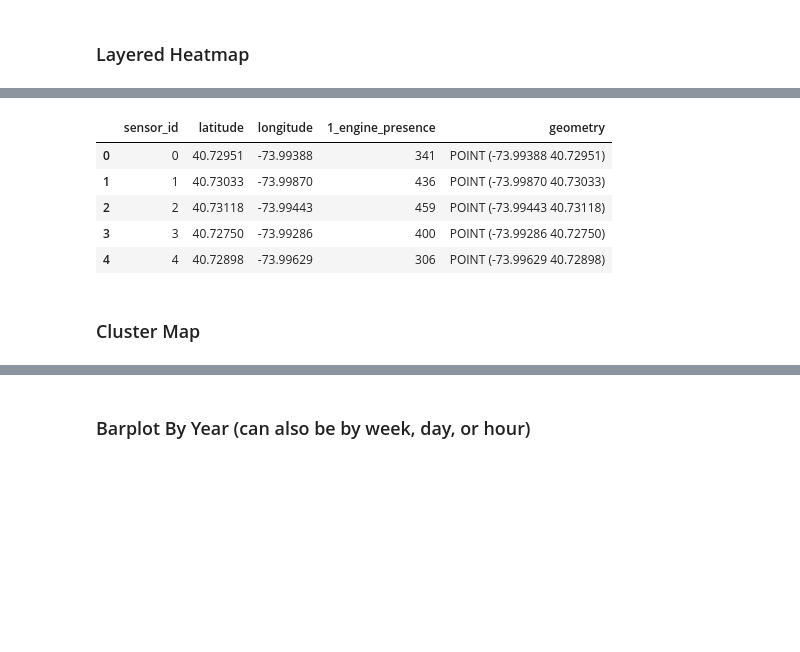
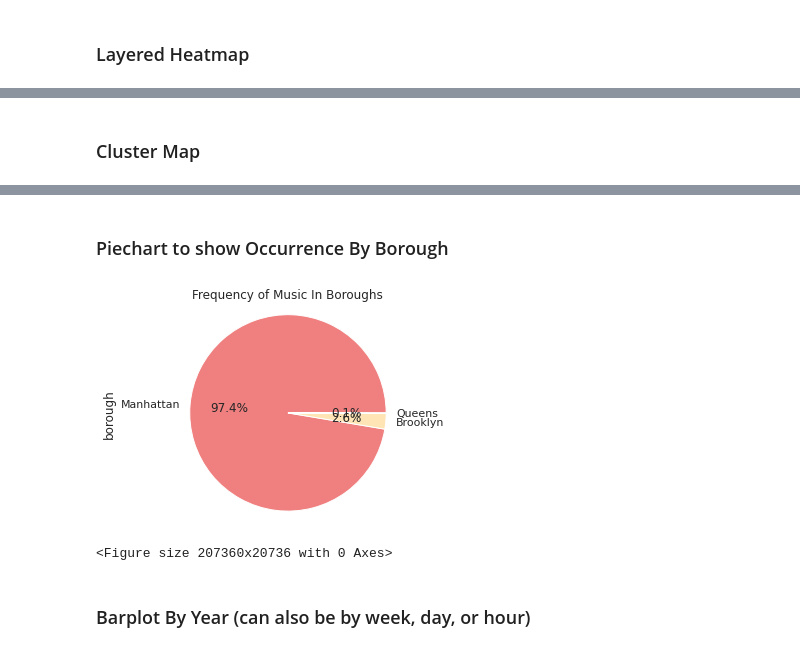
Before and after one commit to daniellehzhao/SONYC-UST-Visualization, a Jupyter notebook: examples/sonyc_ust_exploration.ipynb, the cells around one changed output, grey strips where cells are left out. Drawn from its saved outputs; the diff is of its cells as text; code cells hidden in the pictures; blank space fills up the shorter version.

Commit message:
Rerunning edits made in sonyc_visualization package

```diff
--- a/examples/sonyc_ust_exploration.ipynb
+++ b/examples/sonyc_ust_exploration.ipynb
@@ -33,7 +33,7 @@ enginedf.head()
 # %%
 #create a GeoDataFrame which makes latitude and longitude easier to work with and map out using 'geometry'
 
-enginedf = vis.core.create_geodata_frame(enginedf, True)
+enginedf = vis.core.create_geodataframe(enginedf, True)
 enginedf.head()
 # %% [output]
 |  | split | sensor_id | audio_filename | borough | block | latitude | longitude | year | week | day | ... |
@@ -63,24 +63,14 @@ machinerydf.head()
 | 71 | test | 4 | 04_027657.wav | Manhattan | 535 | 40.72898 | -73.99629 | 2019 | 35 | 3 | ... |
 | 84 | test | 5 | 05_027010.wav | Brooklyn | 142 | 40.69398 | -73.98697 | 2019 | 25 | 1 | ... |
 # %%
-machinerydf = vis.core.create_geodata_frame(machinerydf, True)
+machinerydf = vis.core.create_geodataframe(machinerydf, True)
 # %% [markdown]
 ### Layered Heatmap
 # %%
-combined_hm = vis.core.add_heatmap(enginehm, machinerydf, {0.8: 'blue', 0.4: 'lime', 0.2: 'red'})
+combined_hm = vis.core.add_heatmap(enginehm, machinerydf)
 display(combined_hm)
 # %% [output]
 [interactive output not drawn]
-# %%
-engine_sensor_df = vis.core.sensor_to_class_gdf(enginedf, '1_engine_presence', print_head=True)
-engine_sensor_df.head()
-# %% [output]
-|  | sensor_id | latitude | longitude | 1_engine_presence | geometry |
-| 0 | 0 | 40.72951 | -73.99388 | 341 | POINT (-73.99388 40.72951) |
-| 1 | 1 | 40.73033 | -73.99870 | 436 | POINT (-73.99870 40.73033) |
-| 2 | 2 | 40.73118 | -73.99443 | 459 | POINT (-73.99443 40.73118) |
-| 3 | 3 | 40.72750 | -73.99286 | 400 | POINT (-73.99286 40.72750) |
-| 4 | 4 | 40.72898 | -73.99629 | 306 | POINT (-73.99629 40.72898) |
 # %% [markdown]
 ### Cluster Map
 # %%
@@ -88,6 +78,13 @@ engine_cluster = vis.core.clustermap(engine_sensor_df , [40.693943, -74.025], 'l
 display(engine_cluster)
 # %% [output]
 [interactive output not drawn]
+# %% [markdown]
+### Piechart to show Occurrence By Borough
+# %%
+vis.core.occurrence_by_borough(machinerydf)
+# %% [output]
+[figure, added]
+<Figure size 207360x20736 with 0 Axes>
 # %% [markdown]
 ### Barplot By Year (can also be by week, day, or hour)
 # %%
```
Also changed, not shown: parts of 3 cells of this notebook.
